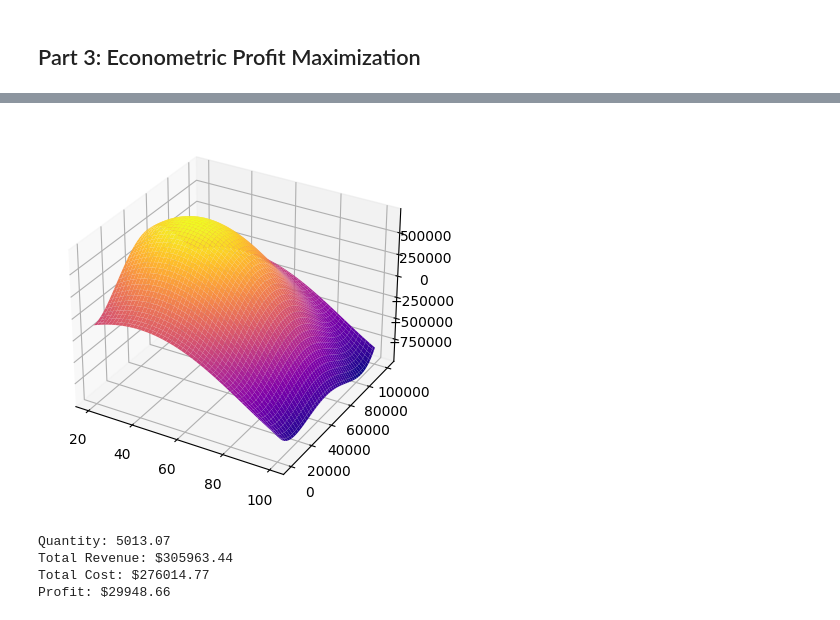
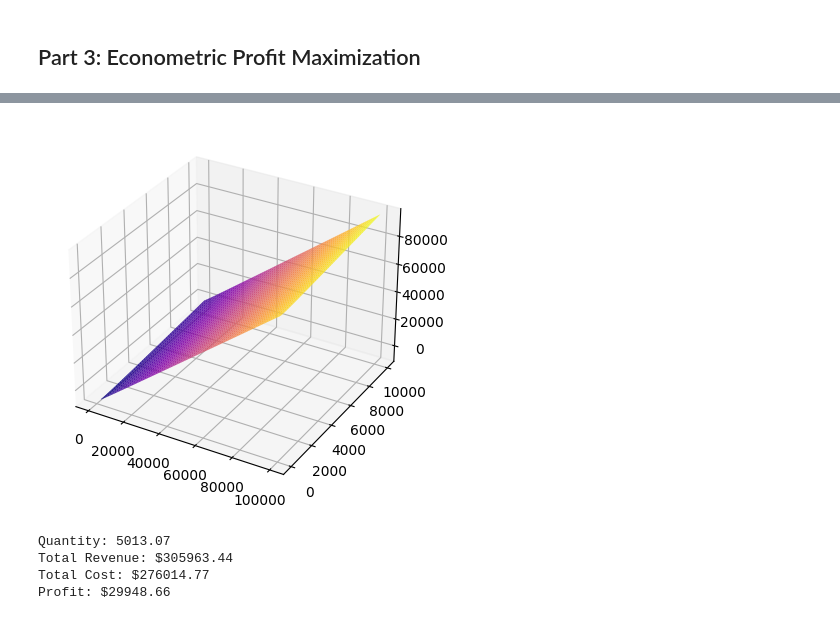
Before and after one commit to jakepenzak/blog-posts, a Jupyter notebook: Optimization/Main Driver.ipynb, the cells around one changed output, grey strips where cells are left out. Saved outputs shown, nothing was run; the diff lists cells and outputs as text; code cells hidden in the pictures.

```diff
--- a/Optimization/Main Driver.ipynb
+++ b/Optimization/Main Driver.ipynb
@@ -225,33 +272,33 @@ print(profit)
 # %%
 ## Plot
 
 # Defining surface and axes
-price = np.outer(np.linspace(20, 100, 100), np.ones(100))
-advertising = np.outer(np.linspace(0, 100000, 100), np.ones(100)).T
+television_advertising = np.outer(np.linspace(0, 100000, 100), np.ones(100))
+digital_advertising = np.outer(np.linspace(0, 10000, 100), np.ones(100)).T
 
-quantity = 10000 - 75*price
-profit =
+# quantity = 10000 - 75*price
+profit = -(-digital_advertising - television_advertising + 340*np.log(digital_advertising) - 2.55*np.log(digital_advertising**2) + 170*np.log(television_advertising) - 4.25*np.log(television_advertising**2) + 7789.30437939551)
 
 fig = plt.figure()
 # syntax for 3-D plotting
 ax = plt.axes(projection ='3d')
 # ax.set_xticks([-10,-5,0,5,10])
 # ax.set_yticks([-10,-5,0,5,10])
 
 # syntax for plotting
-ax.plot_surface(price, advertising, profit, cmap ='plasma')
+ax.plot_surface(television_advertising, digital_advertising, profit, cmap ='plasma')
 
 plt.show()
 
 # Rotating Visualization
 # def rotate(angle):
 #     ax.view_init(azim=angle)
 
 # rot_animation = animation.FuncAnimation(fig, rotate, frames=np.arange(0,362,2),interval=100)
 
 # rot_animation.save('Images/profit.gif', dpi=100, writer='imagemagick')
 # %% [output]
-[figure, old version]
+[figure, new version]
 # %%
 price_competitor1 = 50
 price_competitor2 = 35
```
Also changed, not shown: parts of 5 cells of this notebook.
